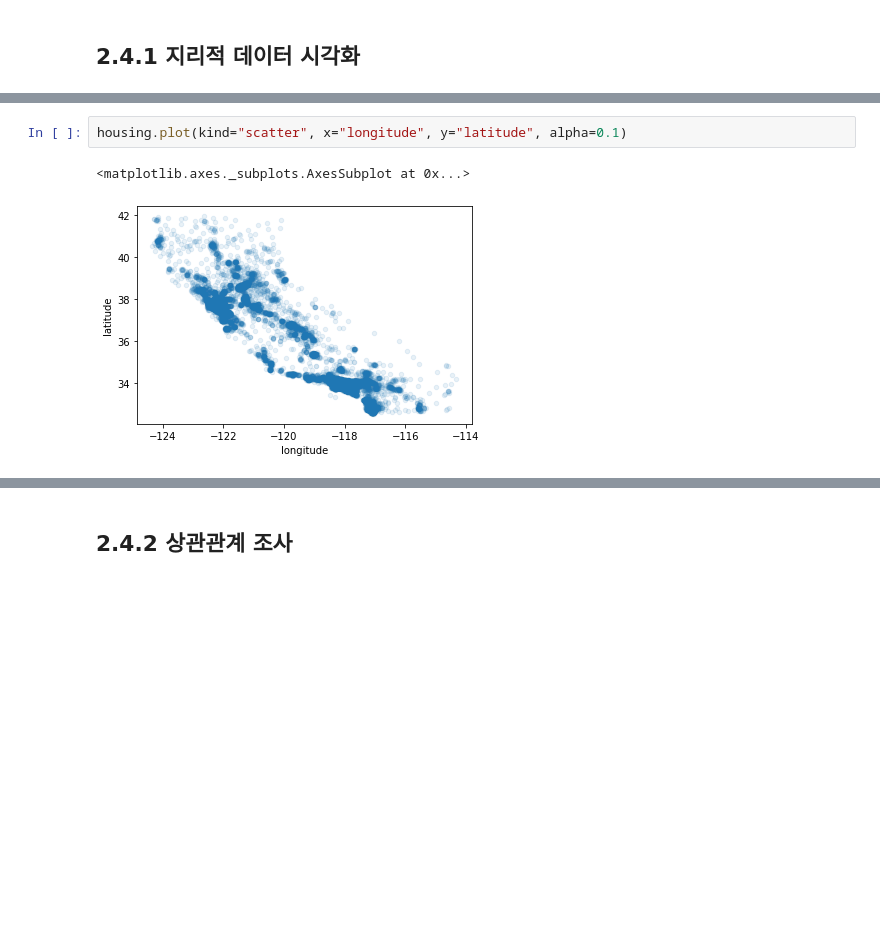
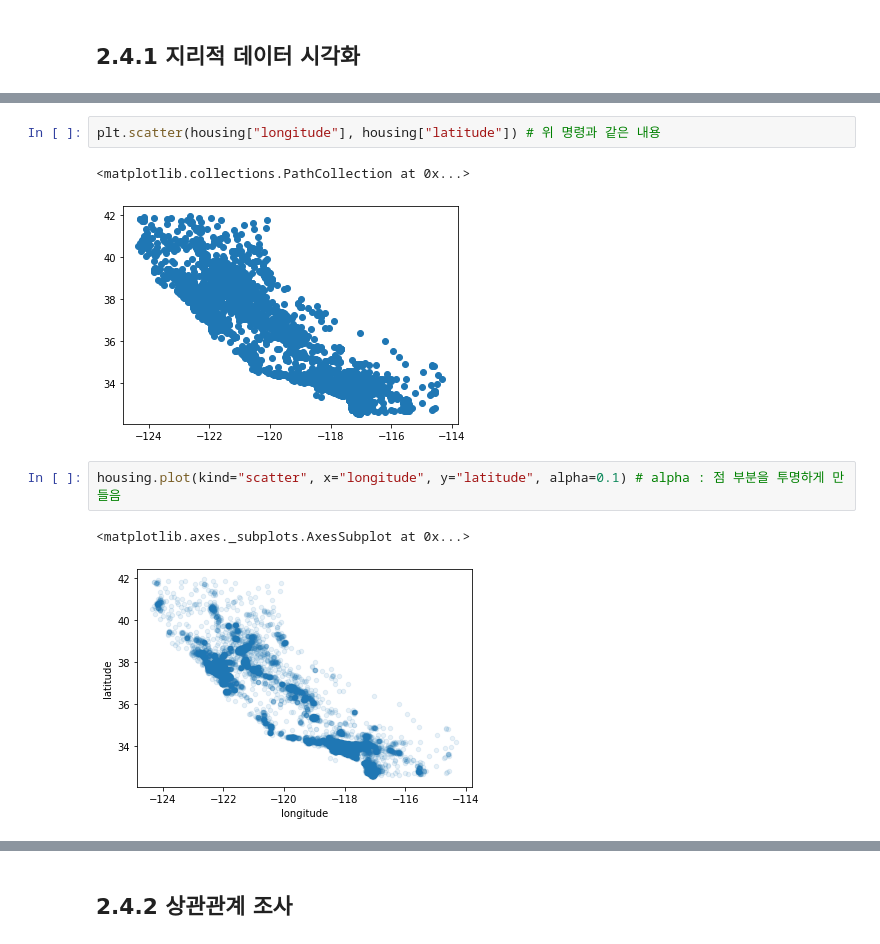
Before and after one commit to J-TKim/HandsOn_machinelearning2, a Jupyter notebook: 02_end_to_end_machine_learning_project.ipynb, the cells around one changed output, grey strips where cells are left out. Saved outputs shown, nothing was run; the diff lists cells and outputs as text; blank space fills up the shorter version.

```diff
--- a/02_end_to_end_machine_learning_project.ipynb
+++ b/02_end_to_end_machine_learning_project.ipynb
@@ -223,5 +228,10 @@ housing.plot(kind="scatter", x="longitude", y="latitude")
+# %%
+plt.scatter(housing["longitude"], housing["latitude"]) # 위 명령과 같은 내용
+# %% [output]
+<matplotlib.collections.PathCollection at 0x...>
+[figure, added]
 # %%
-housing.plot(kind="scatter", x="longitude", y="latitude", alpha=0.1)
+housing.plot(kind="scatter", x="longitude", y="latitude", alpha=0.1) # alpha : 점 부분을 투명하게 만들음
 # %% [output]
 <matplotlib.axes._subplots.AxesSubplot at 0x...>
 [figure]
```
Also changed, not shown: parts of 22 cells of this notebook.
